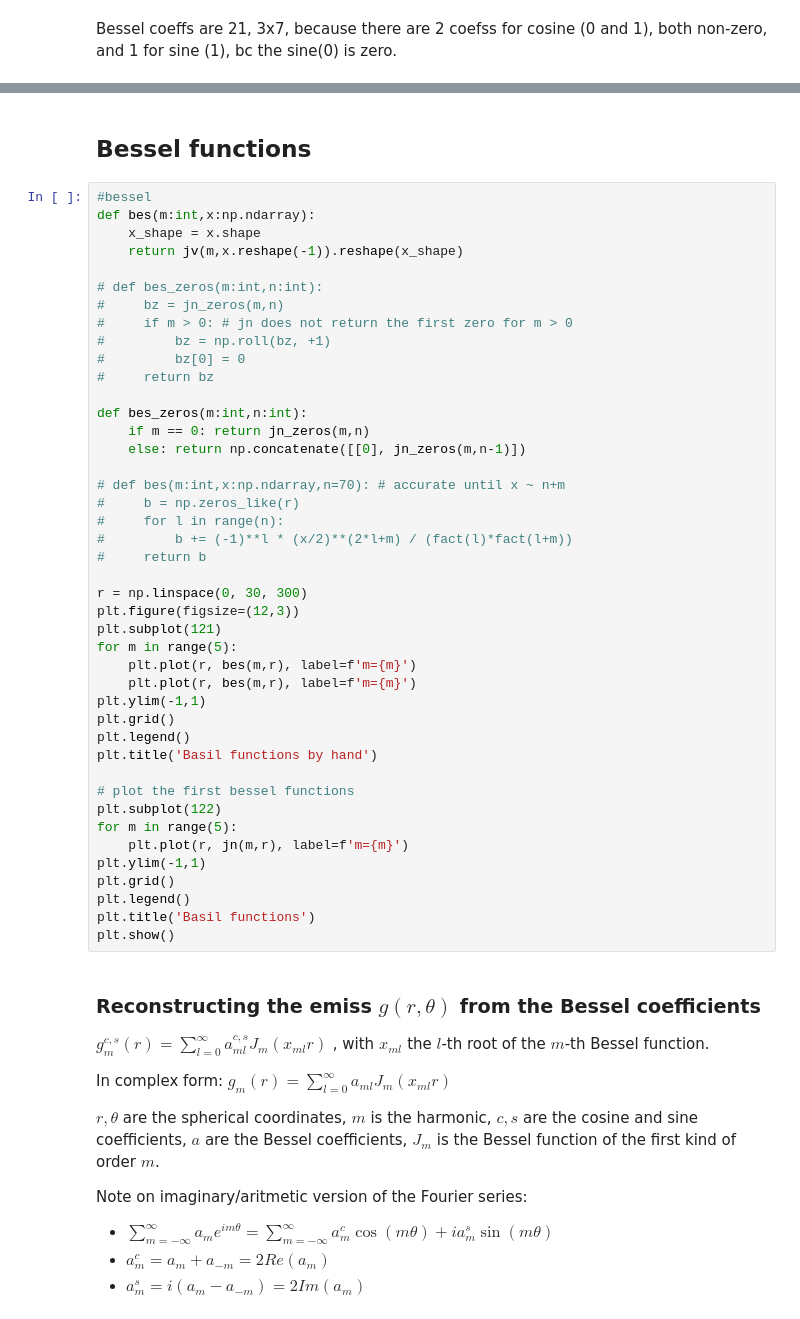
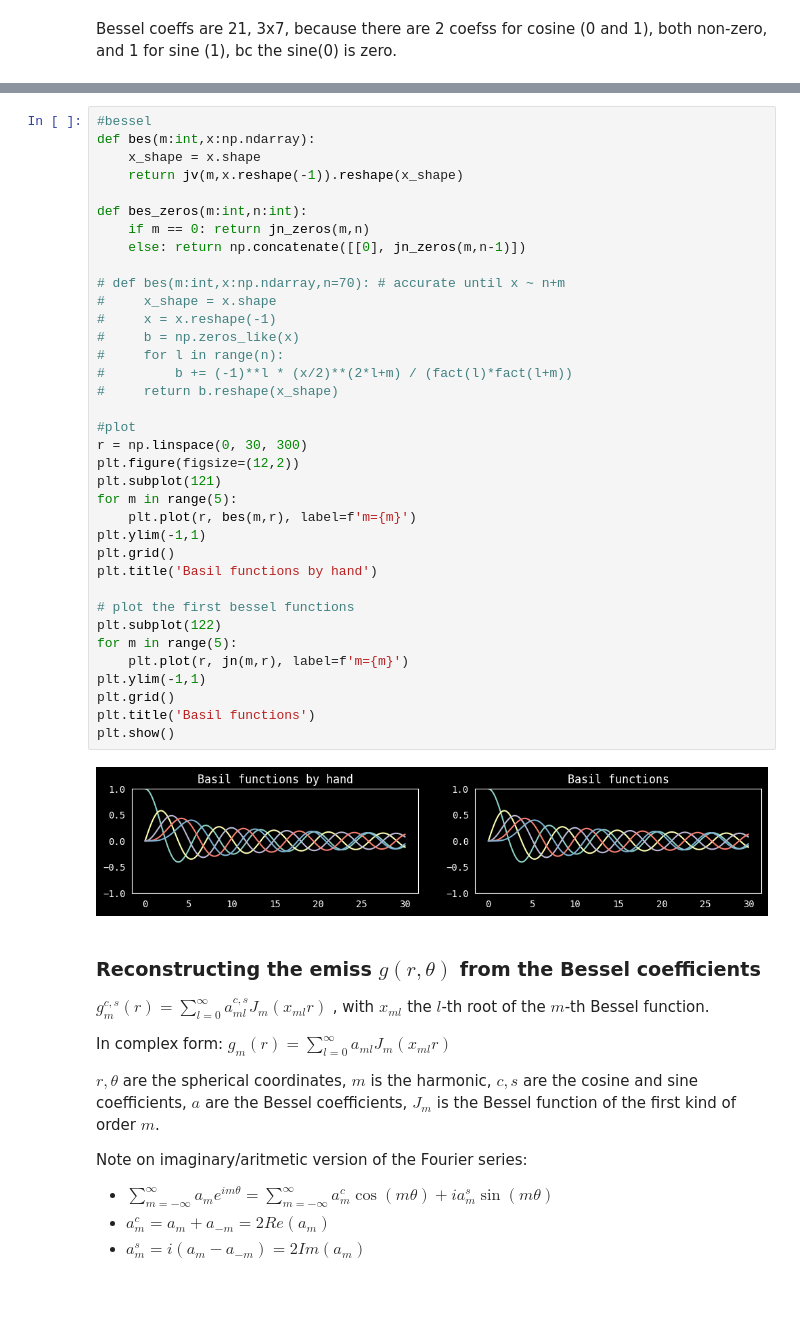
Before and after one commit to matgrand/tomo_ml, a Jupyter notebook: carmack.ipynb, the cells around one changed output, grey strips where cells are left out. Cells and saved outputs as stored; diff of their text form; blank space fills up the shorter version.

```diff
--- a/carmack.ipynb
+++ b/carmack.ipynb
@@ -83,48 +60,41 @@ print(f'a.shape: {a.shape}')
-# %% [markdown]
-## Bessel functions
 # %%
 #bessel
 def bes(m:int,x:np.ndarray):
     x_shape = x.shape
     return jv(m,x.reshape(-1)).reshape(x_shape)
 
-# def bes_zeros(m:int,n:int):
-#     bz = jn_zeros(m,n)
-#     if m > 0: # jn does not return the first zero for m > 0
-#         bz = np.roll(bz, +1)
-#         bz[0] = 0
-#     return bz
-
 def bes_zeros(m:int,n:int):
     if m == 0: return jn_zeros(m,n)
     else: return np.concatenate([[0], jn_zeros(m,n-1)])
 
 # def bes(m:int,x:np.ndarray,n=70): # accurate until x ~ n+m
-#     b = np.zeros_like(r)
+#     x_shape = x.shape
+#     x = x.reshape(-1)
+#     b = np.zeros_like(x)
 #     for l in range(n):
 #         b += (-1)**l * (x/2)**(2*l+m) / (fact(l)*fact(l+m))
-#     return b
+#     return b.reshape(x_shape)
 
+#plot
 r = np.linspace(0, 30, 300)
-plt.figure(figsize=(12,3))
+plt.figure(figsize=(12,2))
 plt.subplot(121)
 for m in range(5):
     plt.plot(r, bes(m,r), label=f'm={m}')
-    plt.plot(r, bes(m,r), label=f'm={m}')
 plt.ylim(-1,1)
 plt.grid()
-plt.legend()
 plt.title('Basil functions by hand')
 
 # plot the first bessel functions
 plt.subplot(122)
 for m in range(5):
     plt.plot(r, jn(m,r), label=f'm={m}')
 plt.ylim(-1,1)
 plt.grid()
-plt.legend()
 plt.title('Basil functions')
 plt.show()
+# %% [output]
+[figure, added]
 # %% [markdown]
 ### Reconstructing the emiss $g(r,\theta)$ from the Bessel coefficients
 $g^{c,s}_m(r) = \sum_{l=0}^{\infty} a^{c,s}_{ml} J_{m}(x_{ml}r)$ , with $x_{ml}$ the $l$-th root of the $m$-th Bessel function.
```
Also changed, not shown: parts of 6 cells of this notebook.
